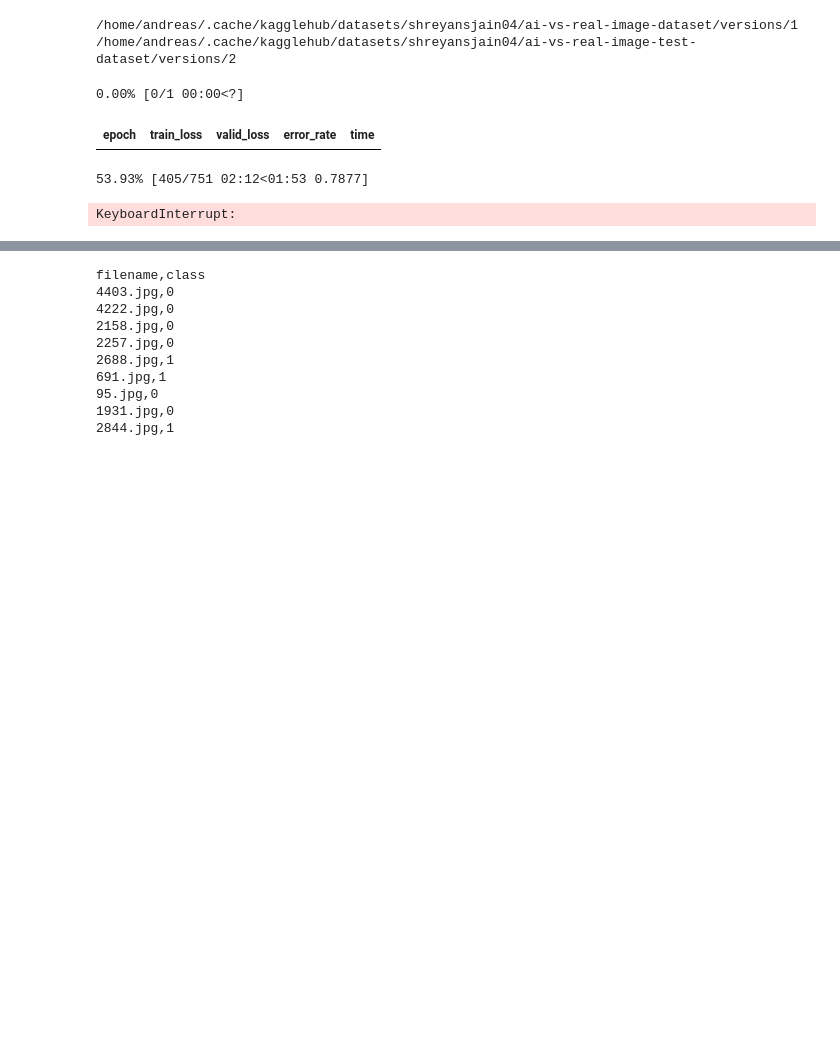
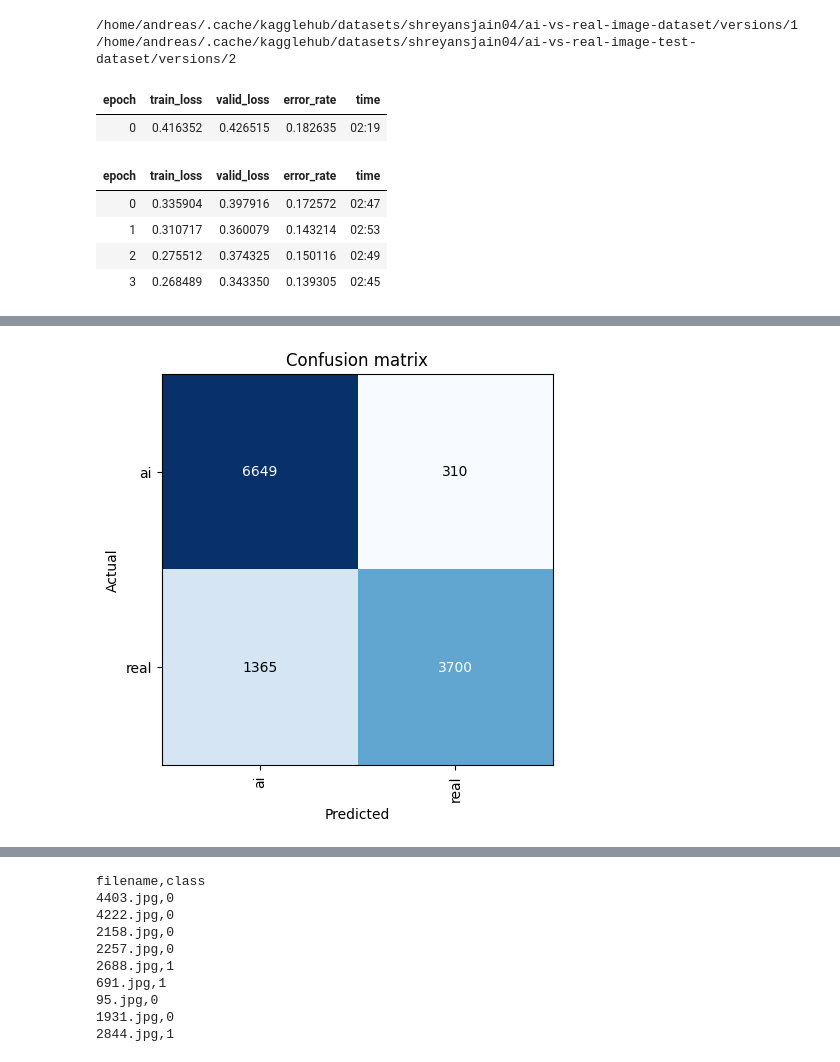
Before and after one commit to AndreasUtkilen/paddy, a Jupyter notebook: deepfake.ipynb, the cells around one changed output, grey strips where cells are left out. Saved outputs shown, nothing was run; the diff lists cells and outputs as text; code cells hidden in the pictures; blank space fills up the shorter version.

```diff
--- a/deepfake.ipynb
+++ b/deepfake.ipynb
@@ -53,6 +55,7 @@ def train(arch, size, item=Resize(480, method='squish'), accum=1, finetune=True,
     learn = vision_learner(dls, arch, metrics=error_rate, cbs=cbs).to_fp16()
     if finetune:
         learn.fine_tune(epochs, 0.01)
+        learn.export(f"{arch}_{size}_e{epochs}")
         tst_files = get_image_files(tst_path)
 
         interp = ClassificationInterpretation.from_learner(learn)
@@ -67,7 +70,7 @@ def train(arch, size, item=Resize(480, method='squish'), accum=1, finetune=True,
             "class": preds.argmax(dim=1).numpy()
         })
         submission.to_csv("submission.csv", index=False)
-
+        return learn
     else:
         learn.unfreeze()
         learn.fit_one_cycle(epochs, 0.01)
@@ -117,7 +77,13 @@ submission.to_csv("submission-test.csv", index=False)
 # %%
-result = train('convnext_small_in22k', 244, item=Resize((128, 128)), accum=1, epochs=10)
+import gc
+gc.collect()
+torch.cuda.empty_cache()
+learn = train('resnet50', 224, item=Resize((128, 128)), accum=1, epochs=4)
 # %% [output]
-0.00% [0/1 00:00<?]
 | epoch | train_loss | valid_loss | error_rate | time |
+| 0 | 0.416352 | 0.426515 | 0.182635 | 02:19 |
-53.93% [405/751 02:12<01:53 0.7877]
-KeyboardInterrupt:
+| epoch | train_loss | valid_loss | error_rate | time |
+| 0 | 0.335904 | 0.397916 | 0.172572 | 02:47 |
+| 1 | 0.310717 | 0.360079 | 0.143214 | 02:53 |
+| 2 | 0.275512 | 0.374325 | 0.150116 | 02:49 |
+| 3 | 0.268489 | 0.343350 | 0.139305 | 02:45 |
@@ -123,0 +95 @@ KeyboardInterrupt:
+[figure, added]
```
Also changed, not shown: parts of 9 cells of this notebook, 1 other file.
